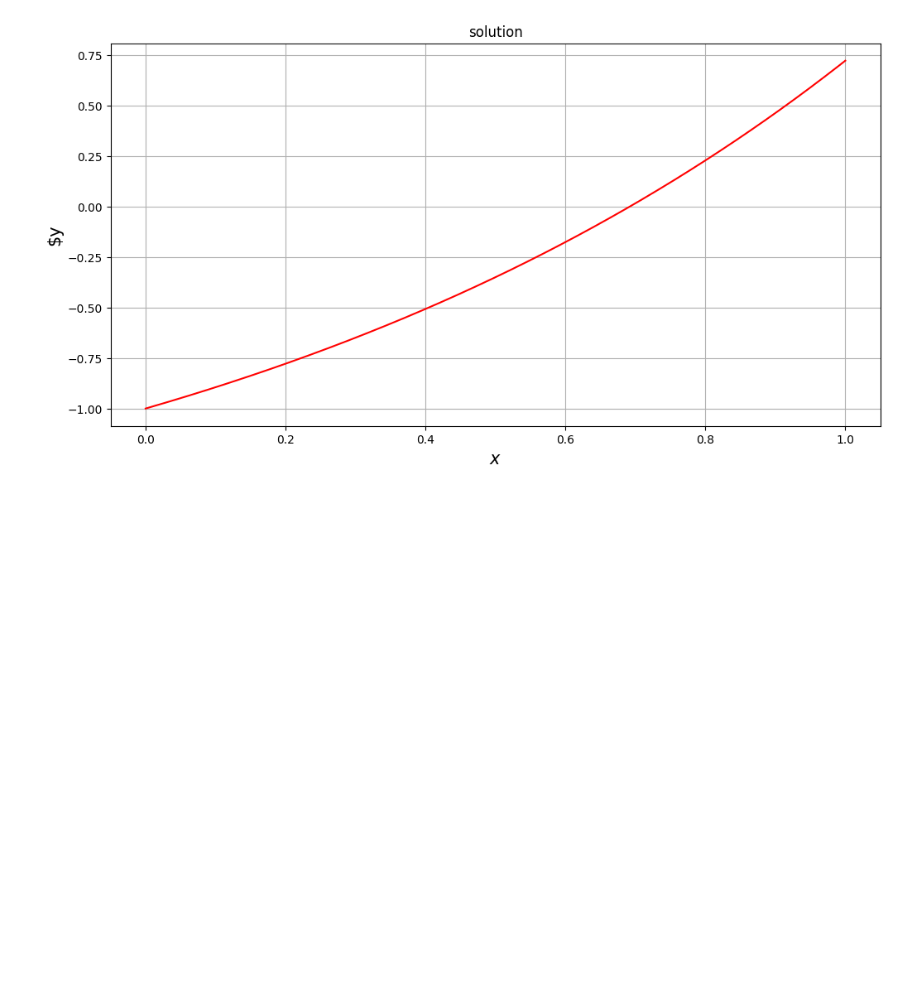
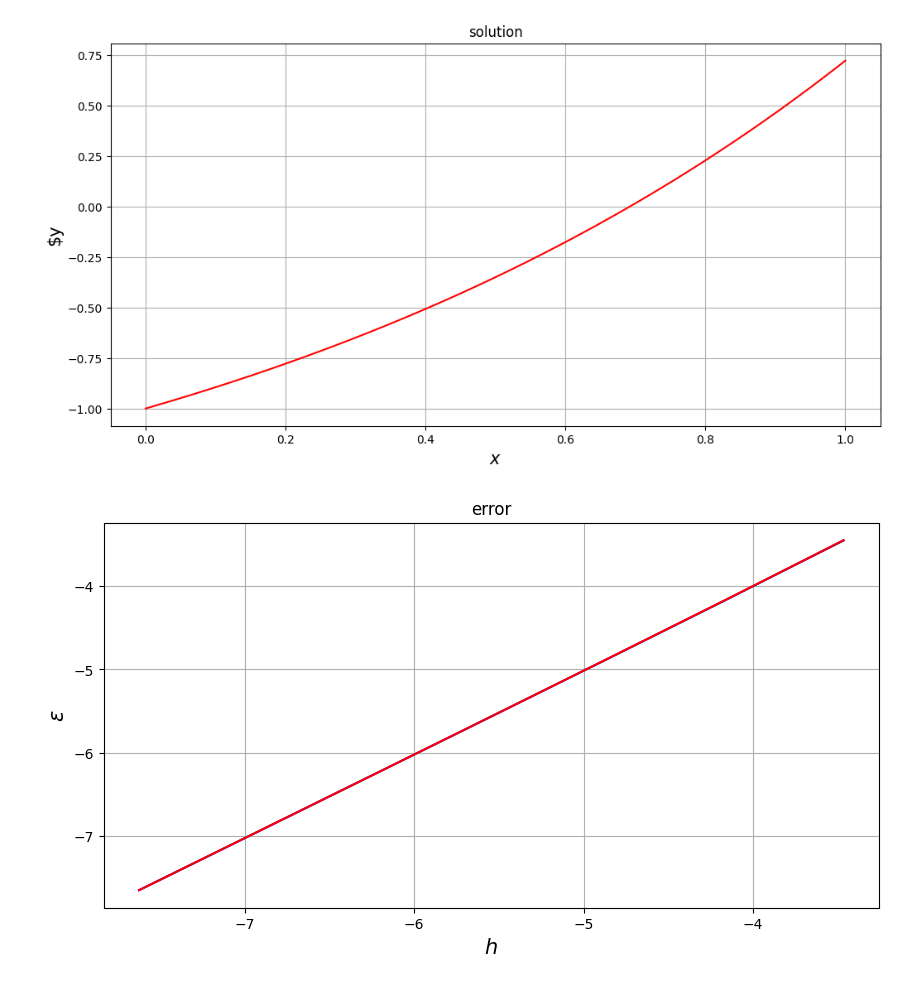
Before and after one commit to Hollywoox/ComputationalMathematics, a Jupyter notebook: lab7.ipynb, the cells around one changed output. Drawn from its saved outputs; the diff is of its cells as text; code cells hidden in the pictures; blank space fills up the shorter version.

```diff
--- a/lab7.ipynb
+++ b/lab7.ipynb
@@ -27,7 +37,7 @@ def runge_kutta(x0, y0, x, h, dF):
         x0 = x0 + h
     return y
 # %%
-def calc_F(alpha):
+def calc_F(alpha, h):
     S0 = np.array([y0, alpha])
 
     y = runge_kutta(x0, S0, 1, h, dSdx)[0]
@@ -41,24 +51,24 @@ def calc_F(alpha):
 def find_root(a, b, h, epsilon):
     x = a
     while x < b:
-        root = newtons_method(a, b, x, epsilon)
+        root = newtons_method(a, b, x, h, epsilon)
         if root != -1:
             return root
         x += h
     return -1
 
-def newtons_method(a, b, x_0, epsilon):
+def newtons_method(a, b, x_0, h, epsilon):
     x_prev = x_0
 
-    F = calc_F(x_0)
-    F_der = (F - calc_F(x0 - h)) / h
+    F = calc_F(x_0, h)
+    F_der = (F - calc_F(x0 - h, h)) / h
 
     x = x_0 - F / F_der
     while abs(x - x_prev) >= epsilon:
         x_prev = x
 
-        F = calc_F(x)
-        F_der = (F - calc_F(x - h)) / h
+        F = calc_F(x, h)
+        F_der = (F - calc_F(x - h, h)) / h
 
         x -= F / F_der
 
@@ -185,3 +195,46 @@ plt.grid(True)
 # %%
 def solution(x):
     return -2 + np.exp(x)
+# %%
+h  = [1/(2**i) for i in range(5, 12)]
+error_grid = []
+error_shoot = []
+
+for h_i in h:
+    x = np.arange(0, 1 + h_i, h_i)
+
+    A, f_col = calc_matrix(x, h_i, (1, -1, 0, 1, -1, 2))
+    num_sol_y_grid = solve_gauss(A, f_col)
+
+    a = 0
+    b = 2
+    epsilon = h_i / 10
+    alpha = find_root(a, b, h_i, epsilon)
+
+    S = np.array([y0, alpha])
+    num_sol_y_shoot = []
+
+    for i in x:
+        num_sol_y_shoot.append(runge_kutta(x0, S, i, h_i, dSdx))
+
+    num_sol_y_shoot = np.array(num_sol_y_shoot).T[0]
+
+
+    real_sol_y = np.array([solution(i) for i in x])
+
+    error_grid.append(np.mean(np.abs(real_sol_y - num_sol_y_grid)))
+    error_shoot.append(np.mean(np.abs(real_sol_y - num_sol_y_shoot)))
+
+error_grid_ln = np.log(error_grid)
+error_shoot_ln = np.log(error_shoot)
+h_ln = np.log(h)
+
+plt.figure(figsize = (10,5))
+plt.plot(h_ln, error_grid_ln, 'b', h_ln, error_shoot_ln, 'r')
+plt.title(r'error')
+plt.xlabel(r'$h$', fontsize = 15)
+plt.ylabel(r'$\epsilon$', fontsize = 15)
+plt.grid(True)
+plt.show()
+# %% [output]
+[figure, added]
```
Also changed, not shown: parts of 2 cells of this notebook.
